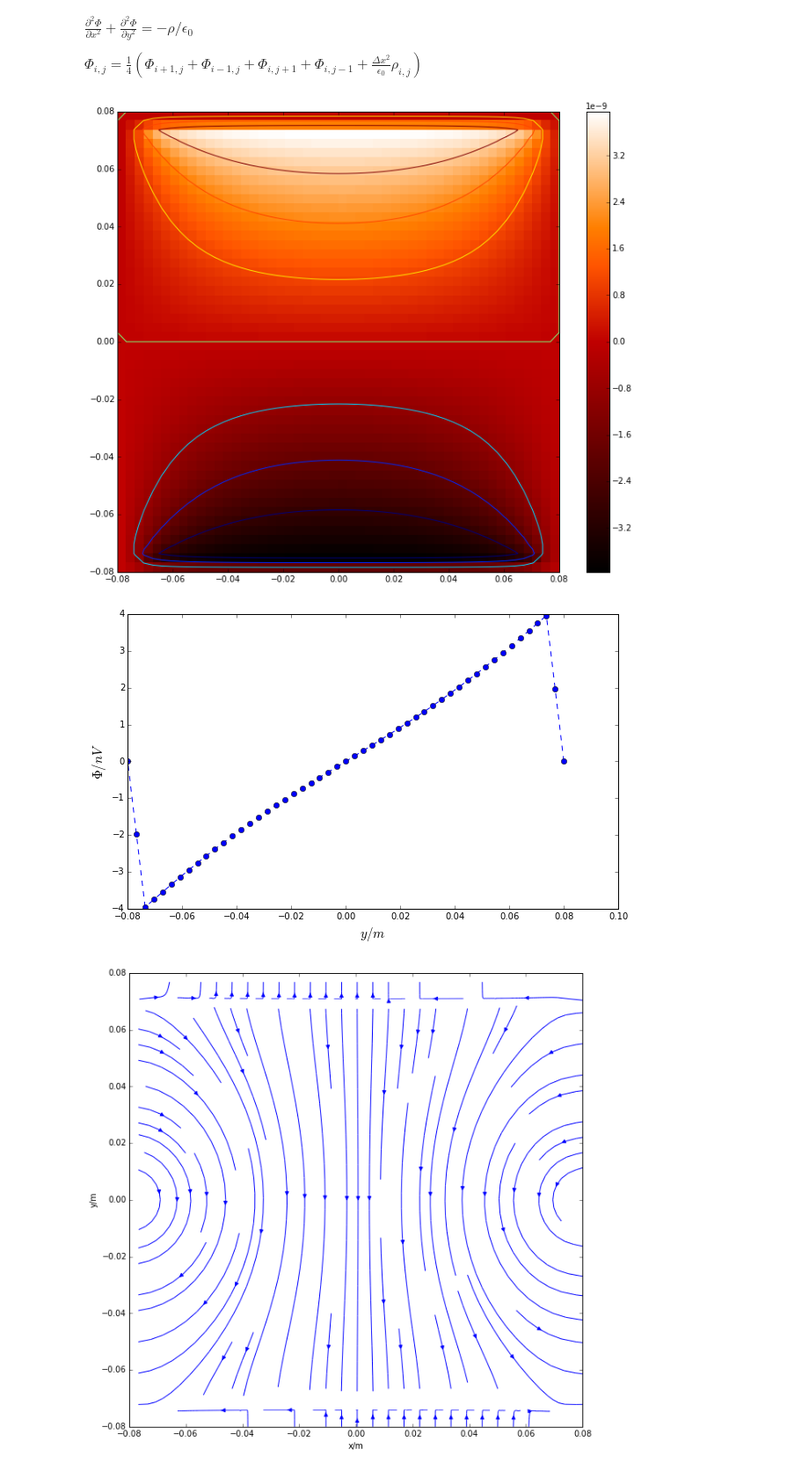
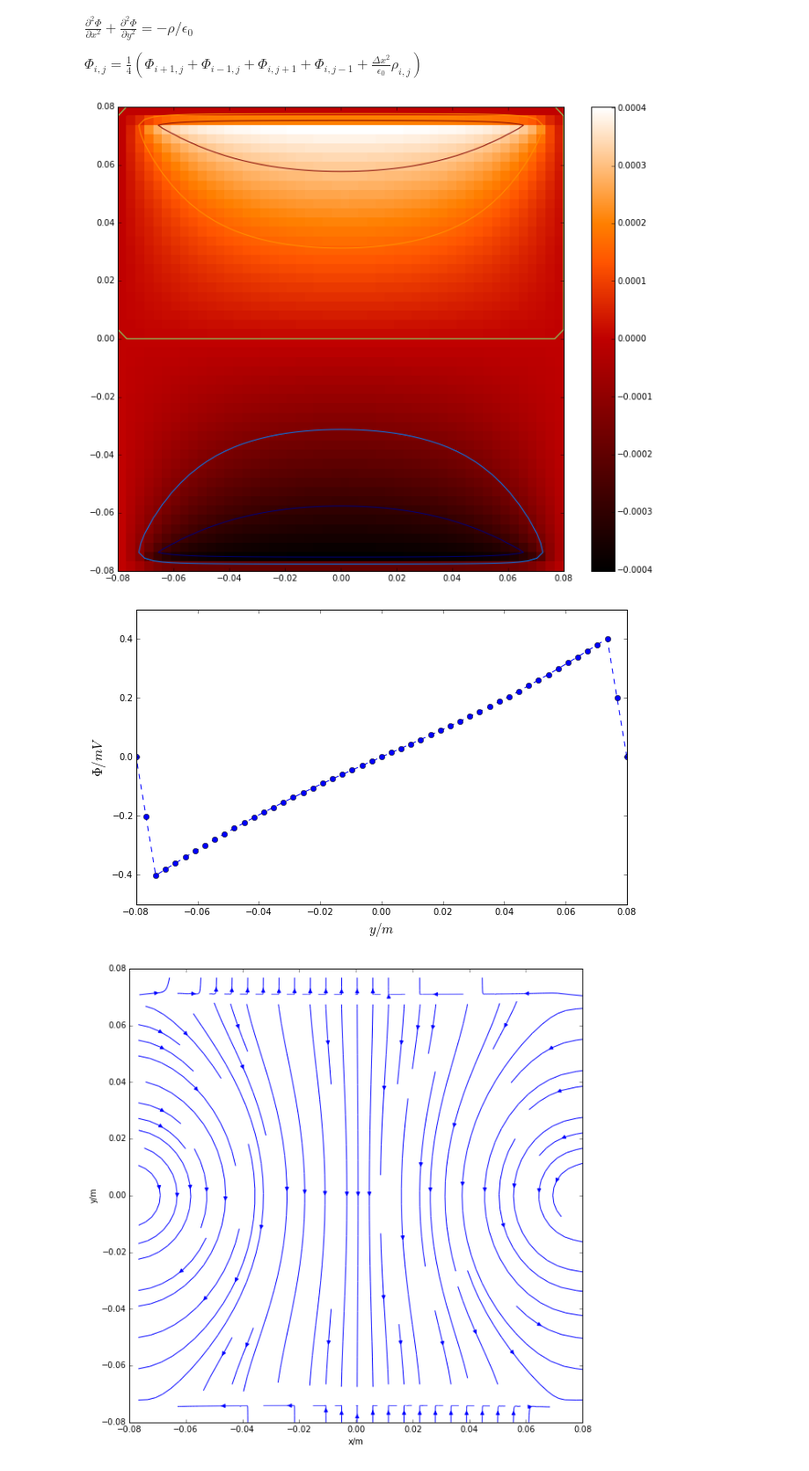
Before and after one commit to Dan08/MetodosComputacionales, a Jupyter notebook: slides/2015-V/11-PDE.ipynb, the cells around one changed output. Shown at 88% size. Drawn from its saved outputs; the diff is of its cells as text; code cells hidden in the pictures.

```diff
--- a/slides/2015-V/11-PDE.ipynb
+++ b/slides/2015-V/11-PDE.ipynb
@@ -401,10 +401,10 @@ ycoords=np.linspace(-ymin,-ymax,Nl)  # up is up
 xmesh,ymesh=np.meshgrid(xcoords,ycoords)
 Dx=(xmax-xmin)/Nl
 density=np.zeros((Nl,Nl))
-density[2,3:-3]=q/(Nl-6)             # carga positiva
-density[-3,3:-3]=-q/(Nl-6)           # carga negativa
+density[2,3:-3]=q/(L*(Nl-6)/Nl*L/Nl)             # carga positiva
+density[-3,3:-3]=-q/(L*(Nl-6)/Nl*L/Nl)            # carga negativa
 field=np.zeros((Nl,Nl))
-NumIter=50000
+NumIter=100000
 # %%
 scaled_density=Dx**2*density
 for __ in range(NumIter):
@@ -422,15 +422,16 @@ plt.xlim(xmin,xmax)
 plt.ylim(ymin,ymax)
 plt.show()
 # %% [output]
-[figure, old version]
+[figure, new version]
 # %%
 plt.figure(figsize=(10,6))
-plt.plot(ycoords,1e9*field[:,Nl/2],"o--")
+plt.plot(ycoords,1e3*field[:,Nl/2],"o--")
 plt.xlabel("$y/m$",fontsize=15)
-plt.ylabel(r"$\Phi/nV$",fontsize=15)
+plt.xlim(xmin,xmax)
+plt.ylabel(r"$\Phi/mV$",fontsize=15)
 plt.show()
 # %% [output]
-[figure, old version]
+[figure, new version]
 # %%
 # Calcular el campo eléctrico
 efieldx=np.diff(field,axis=1)/Dx
```
Also changed, not shown: 2 other files.
